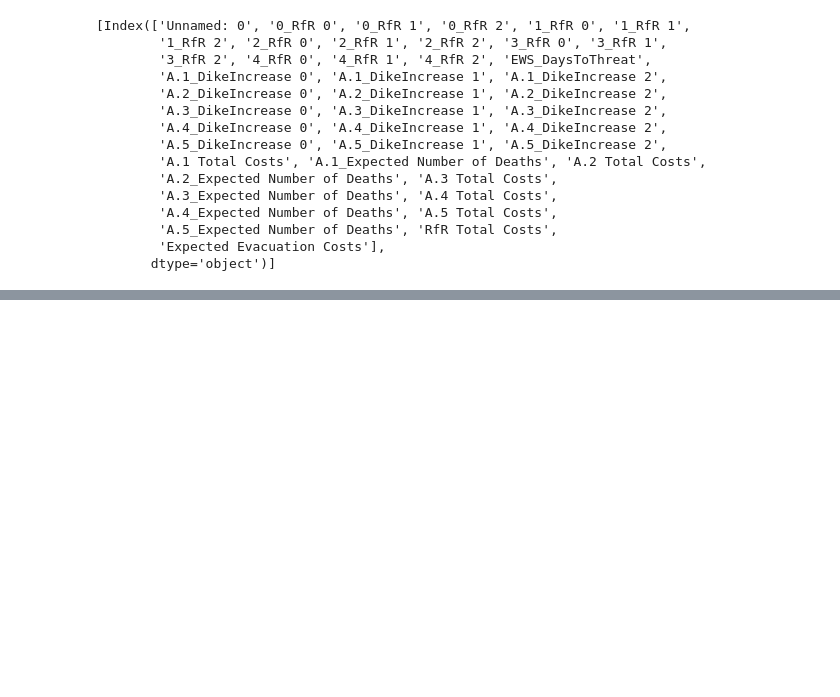
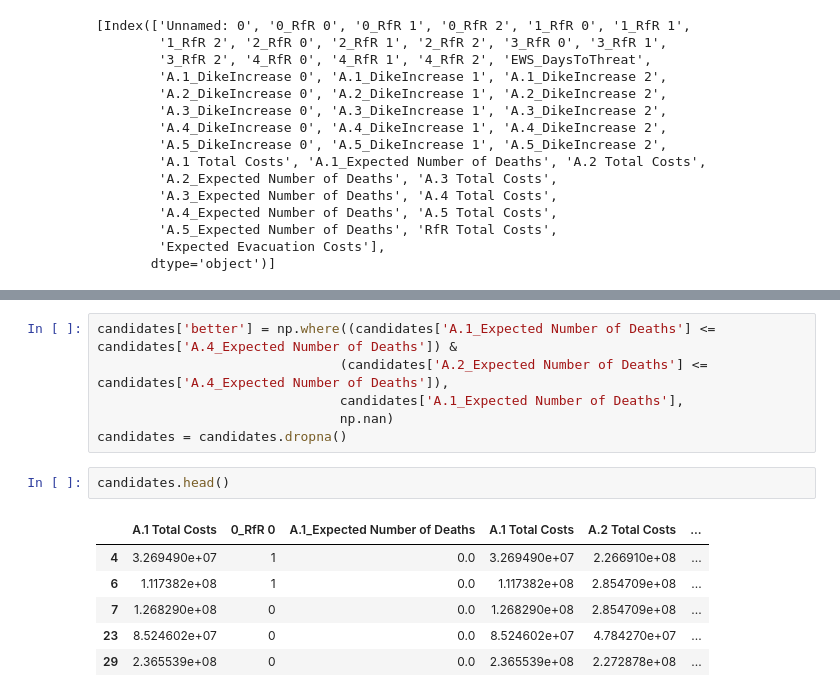
Before and after one commit to BarisEY/MBDM, a Jupyter notebook: Final_Assignment/Lucas_Final_Assignment_code/quaquel_github_files_kopie/Data_Exploration2.ipynb, the cells around one changed output, grey strips where cells are left out. Drawn from its saved outputs; the diff is of its cells as text; blank space fills up the shorter version.

```diff
--- a/Final_Assignment/Lucas_Final_Assignment_code/quaquel_github_files_kopie/Data_Exploration2.ipynb
+++ b/Final_Assignment/Lucas_Final_Assignment_code/quaquel_github_files_kopie/Data_Exploration2.ipynb
@@ -66,0 +94,15 @@ interests
+# %%
+candidates['better'] = np.where((candidates['A.1_Expected Number of Deaths'] <= candidates['A.4_Expected Number of Deaths']) &
+                               (candidates['A.2_Expected Number of Deaths'] <= candidates['A.4_Expected Number of Deaths']),
+                               candidates['A.1_Expected Number of Deaths'],
+                               np.nan)
+candidates = candidates.dropna()
+# %%
+candidates.head()
+# %% [output]
+|  | A.1 Total Costs | 0_RfR 0 | A.1_Expected Number of Deaths | A.1 Total Costs | A.2 Total Costs | ... |
+| 4 | 3.269490e+07 | 1 | 0.0 | 3.269490e+07 | 2.266910e+08 | ... |
+| 6 | 1.117382e+08 | 1 | 0.0 | 1.117382e+08 | 2.854709e+08 | ... |
+| 7 | 1.268290e+08 | 0 | 0.0 | 1.268290e+08 | 2.854709e+08 | ... |
+| 23 | 8.524602e+07 | 0 | 0.0 | 8.524602e+07 | 4.784270e+07 | ... |
+| 29 | 2.365539e+08 | 0 | 0.0 | 2.365539e+08 | 2.272878e+08 | ... |
```
Also changed, not shown: parts of 8 cells of this notebook, 4 other files.
